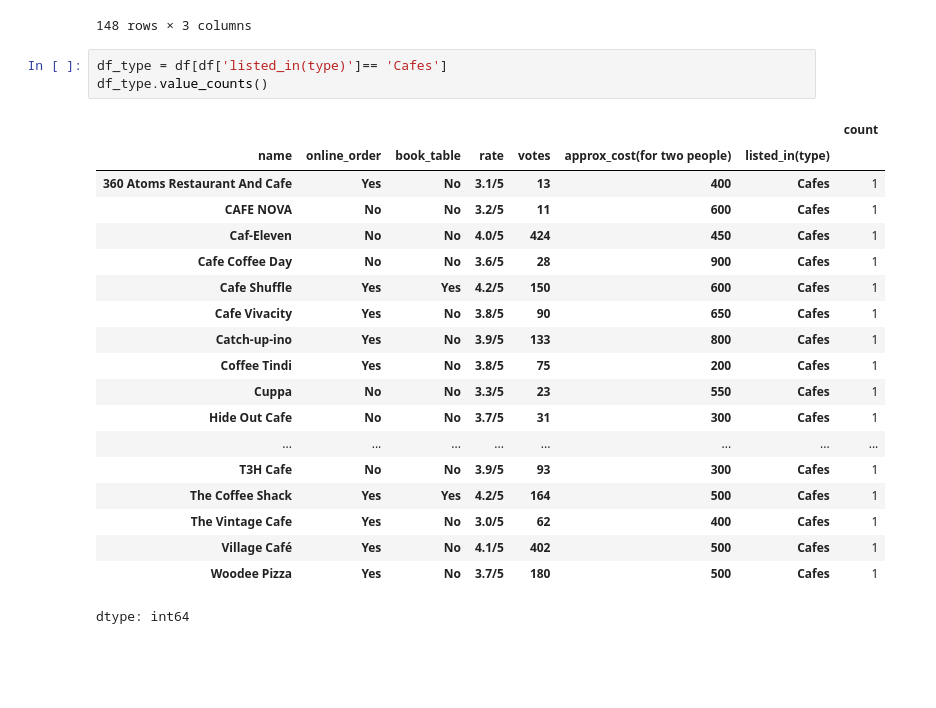
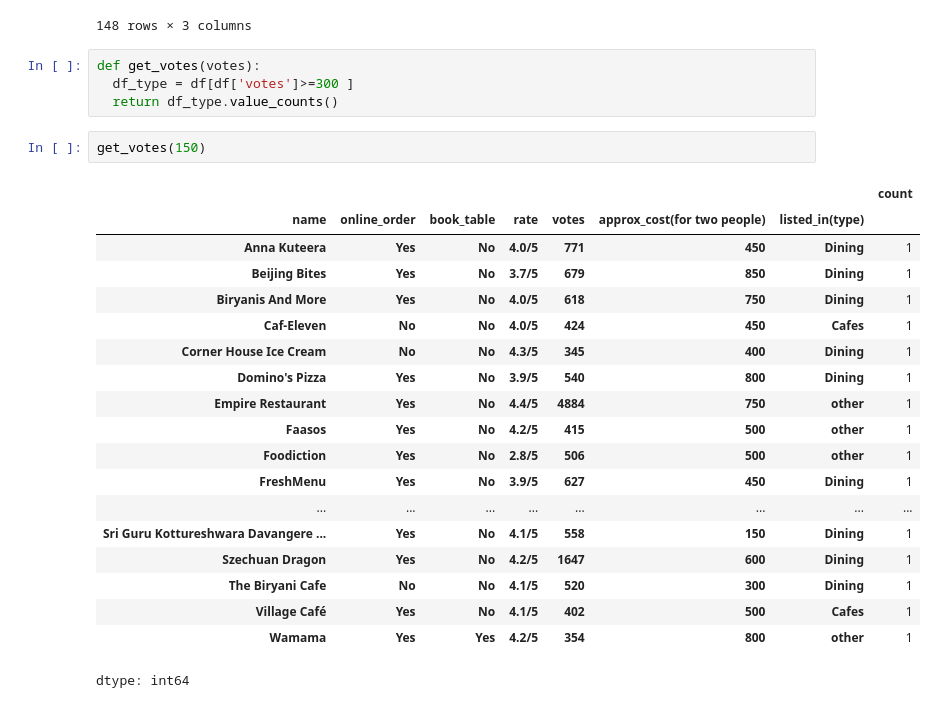
Before and after one commit to Codebyjanhvi/Data_Analysis_-Projects, a Jupyter notebook: Zomato_Pandas_.ipynb, the cells around one changed output. Saved outputs shown, nothing was run; the diff lists cells and outputs as text; blank space fills up the shorter version.

```diff
--- a/Zomato_Pandas_.ipynb
+++ b/Zomato_Pandas_.ipynb
@@ -105,26 +105,29 @@ df[['name','online_order','rate']]  #To Get Multiple Colums
 | 146 | Darbar | No | 3.0/5 |
 | 147 | Vijayalakshmi | Yes | 3.9/5 |
 148 rows × 3 columns
-# %%
-df_type = df[df['listed_in(type)']== 'Cafes']
-df_type.value_counts()
-# %% [output]
-|  |  |  |  |  |  |  | count |
-| name | online_order | book_table | rate | votes | approx_cost(for two people) | listed_in(type) |  |
-| 360 Atoms Restaurant And Cafe | Yes | No | 3.1/5 | 13 | 400 | Cafes | 1 |
-| CAFE NOVA | No | No | 3.2/5 | 11 | 600 | Cafes | 1 |
-| Caf-Eleven | No | No | 4.0/5 | 424 | 450 | Cafes | 1 |
-| Cafe Coffee Day | No | No | 3.6/5 | 28 | 900 | Cafes | 1 |
-| Cafe Shuffle | Yes | Yes | 4.2/5 | 150 | 600 | Cafes | 1 |
-| Cafe Vivacity | Yes | No | 3.8/5 | 90 | 650 | Cafes | 1 |
-| Catch-up-ino | Yes | No | 3.9/5 | 133 | 800 | Cafes | 1 |
-| Coffee Tindi | Yes | No | 3.8/5 | 75 | 200 | Cafes | 1 |
-| Cuppa | No | No | 3.3/5 | 23 | 550 | Cafes | 1 |
-| Hide Out Cafe | No | No | 3.7/5 | 31 | 300 | Cafes | 1 |
-| ... | ... | ... | ... | ... | ... | ... | ... |
-| T3H Cafe | No | No | 3.9/5 | 93 | 300 | Cafes | 1 |
-| The Coffee Shack | Yes | Yes | 4.2/5 | 164 | 500 | Cafes | 1 |
-| The Vintage Cafe | Yes | No | 3.0/5 | 62 | 400 | Cafes | 1 |
-| Village Café | Yes | No | 4.1/5 | 402 | 500 | Cafes | 1 |
-| Woodee Pizza | Yes | No | 3.7/5 | 180 | 500 | Cafes | 1 |
-dtype: int64
+# %%
+def get_votes(votes):
+  df_type = df[df['votes']>=300 ]
+  return df_type.value_counts()
+# %%
+get_votes(150)
+# %% [output]
+|  |  |  |  |  |  |  | count |
+| name | online_order | book_table | rate | votes | approx_cost(for two people) | listed_in(type) |  |
+| Anna Kuteera | Yes | No | 4.0/5 | 771 | 450 | Dining | 1 |
+| Beijing Bites | Yes | No | 3.7/5 | 679 | 850 | Dining | 1 |
+| Biryanis And More | Yes | No | 4.0/5 | 618 | 750 | Dining | 1 |
+| Caf-Eleven | No | No | 4.0/5 | 424 | 450 | Cafes | 1 |
+| Corner House Ice Cream | No | No | 4.3/5 | 345 | 400 | Dining | 1 |
+| Domino's Pizza | Yes | No | 3.9/5 | 540 | 800 | Dining | 1 |
+| Empire Restaurant | Yes | No | 4.4/5 | 4884 | 750 | other | 1 |
+| Faasos | Yes | No | 4.2/5 | 415 | 500 | other | 1 |
+| Foodiction | Yes | No | 2.8/5 | 506 | 500 | other | 1 |
+| FreshMenu | Yes | No | 3.9/5 | 627 | 450 | Dining | 1 |
+| ... | ... | ... | ... | ... | ... | ... | ... |
+| Sri Guru Kottureshwara Davangere ... | Yes | No | 4.1/5 | 558 | 150 | Dining | 1 |
+| Szechuan Dragon | Yes | No | 4.2/5 | 1647 | 600 | Dining | 1 |
+| The Biryani Cafe | No | No | 4.1/5 | 520 | 300 | Dining | 1 |
+| Village Café | Yes | No | 4.1/5 | 402 | 500 | Cafes | 1 |
+| Wamama | Yes | Yes | 4.2/5 | 354 | 800 | other | 1 |
+dtype: int64
```
Also changed, not shown: parts of 1 cell of this notebook.
